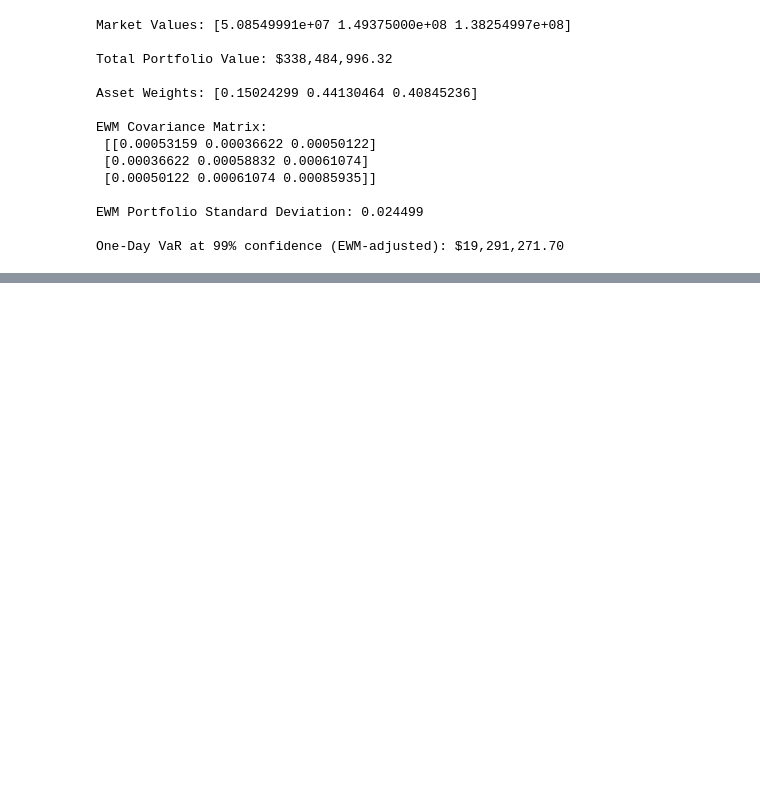
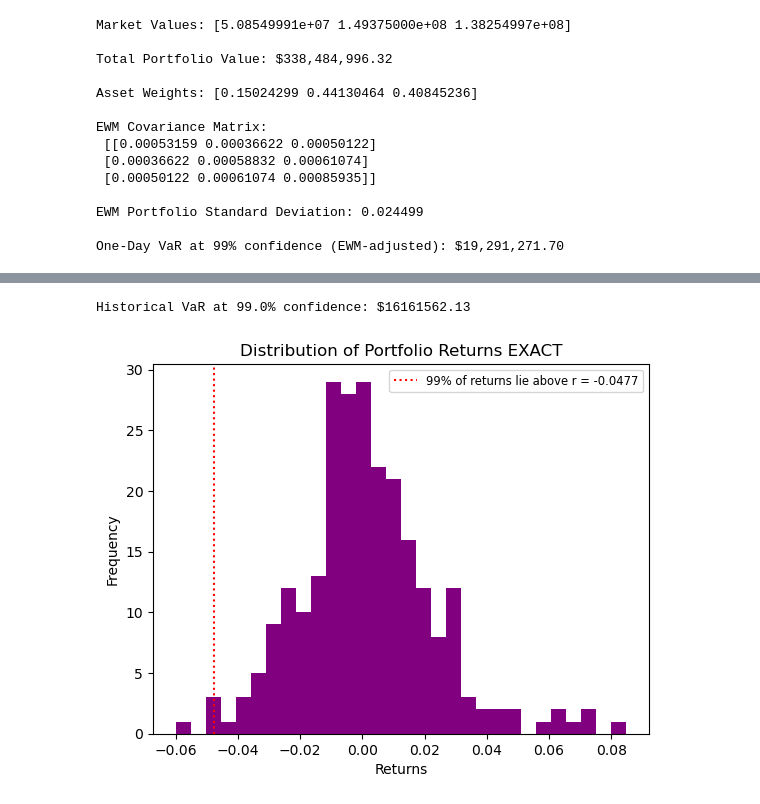
Before and after one commit to dimitris-markopoulos/QuantitativeFinance, a Jupyter notebook: VaR/Parametric_&_Historical_VaR.ipynb, the cells around one changed output, grey strips where cells are left out. Cells and saved outputs as stored; diff of their text form; code cells hidden in the pictures; blank space fills up the shorter version.

```diff
--- a/VaR/Parametric_&_Historical_VaR.ipynb
+++ b/VaR/Parametric_&_Historical_VaR.ipynb
@@ -147,0 +197,13 @@ One-Day VaR at 99% confidence (EWM-adjusted): $19,291,271.70
+# %%
+# This is because the log returns are approximate when using weighted portfolio of different assets.
+portfolio_returns = list(portfolio_df['Portfolio Returns'].values)[1:]
+print(f'Historical VaR at {confidence_level * 100}% confidence: ${(abs(np.percentile(portfolio_returns, 0.99))*total_value):.2f}')
+plt.hist(portfolio_returns, bins=30, color ='purple');
+plt.title('Distribution of Portfolio Returns EXACT');
+plt.ylabel('Frequency');
+plt.xlabel('Returns');
+plt.axvline(np.percentile(portfolio_returns, (1 - confidence_level) * 100), color = 'red', linestyle=':', label = f'99% of returns lie above r = {(np.percentile(portfolio_returns, (1 - confidence_level) * 100)):.4f}');
+plt.legend(fontsize = 'small');
+# %% [output]
+Historical VaR at 99.0% confidence: $16161562.13
+[figure, added]
```
Also changed, not shown: parts of 2 cells of this notebook.
